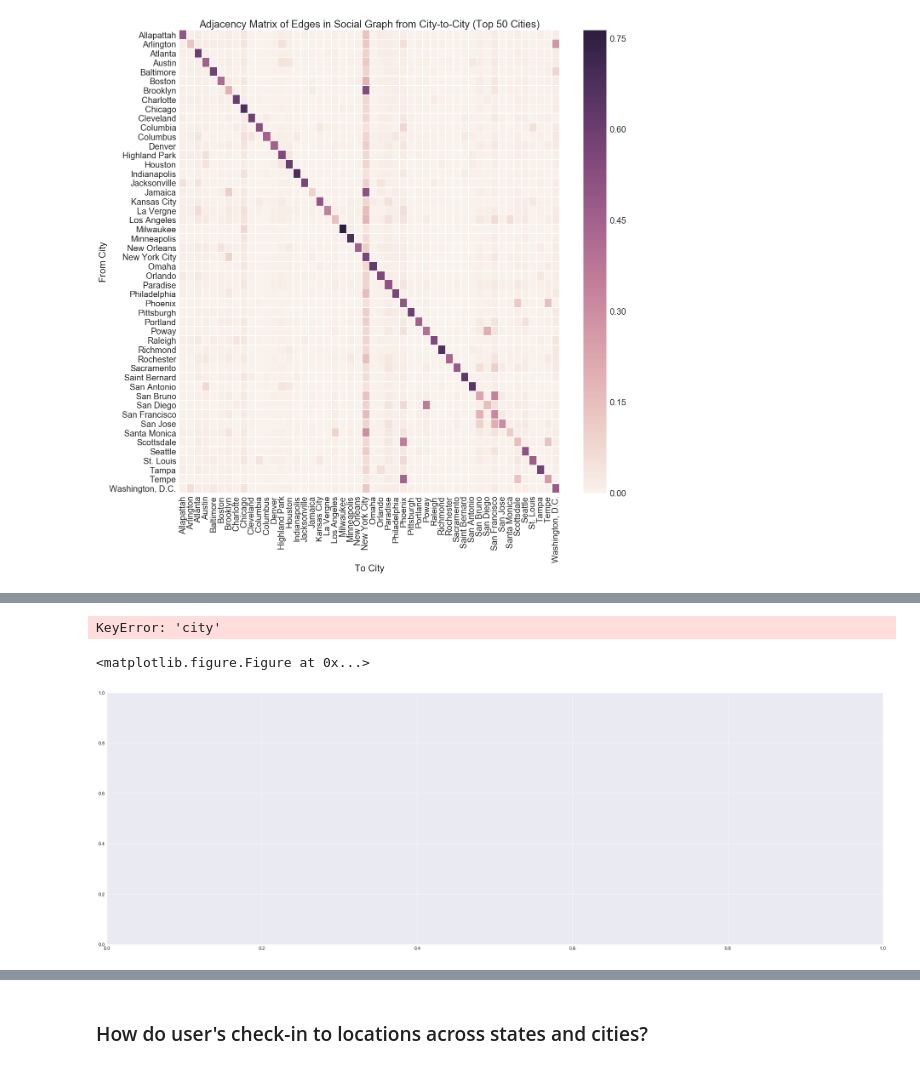
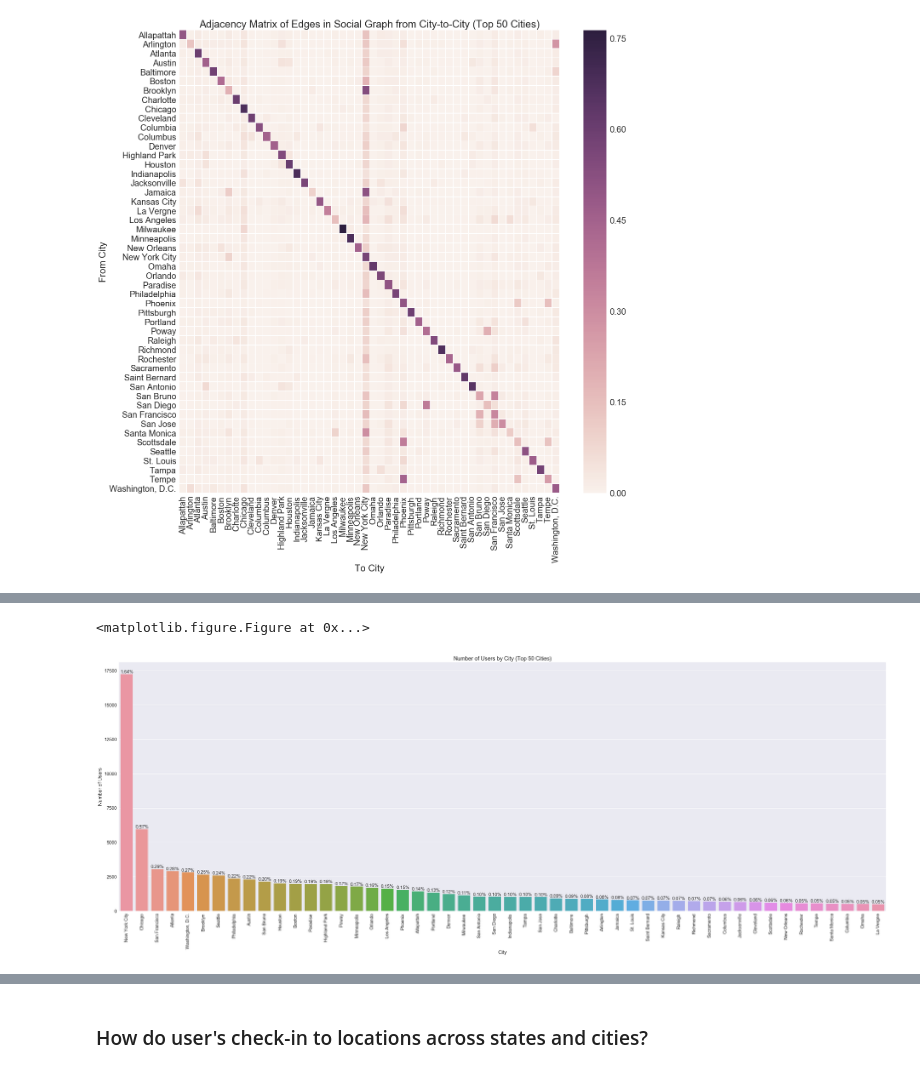
Before and after one commit to gotjennie/foursquaredataproject, a Jupyter notebook: foursquare-exploration-kapil.ipynb, the cells around one changed output, grey strips where cells are left out. Saved outputs shown, nothing was run; the diff lists cells and outputs as text; code cells hidden in the pictures.

Commit message:
using new data

```diff
--- a/foursquare-exploration-kapil.ipynb
+++ b/foursquare-exploration-kapil.ipynb
@@ -89,0 +55,16 @@ Reading csv file: ./raw_data/venues.csv
+# %%
+# read in each data frame
+checkin_df = read_data('./raw_data/',
+                       'dataset_TIST2015_Checkins',
+                       ['user_id', 'venue_id', 'utc_time', 'timezone_offset'],
+                       {'user_id': np.str, 'venue_id': np.str, 'utc_time': np.str, 'timezone_offset': np.int64})
+
+cities_df = read_data('./raw_data/',
+                      'dataset_TIST2015_Cities',
+                      ['city_name', 'latitude', 'longitude', 'country_code', 'country_name', 'city_type'],
+                      {'city_name': np.str, 'latitude': np.float, 'longitude': np.float, 'country_code': np.str, 'country_name': np.str, 'city_type': np.str})
+
+venues_df = read_data('./raw_data/',
+                      'dataset_TIST2015_POIs',
+                      ['venue_id', 'latitude', 'longitude', 'venue_category', 'country_code'],
+                      {'venue_id': np.str, 'latitude': np.float, 'longitude': np.float, 'venue_category': np.str, 'country_code': np.str})
@@ -224,3 +209,25 @@ city_graph_heatmap.set_title('Adjacency Matrix of Edges in Social Graph from Cit
 # %% [output]
 <matplotlib.text.Text at 0x...>
 [figure]
+# %%
+# Visualize number of people in each state
+sns.despine();
+sns.set(font_scale=1.5);
+
+fig, ax = plt.subplots(figsize=(45, 15));
+city_ordering = user_df['state'].value_counts().index.tolist()[0:50]
+city_count = sns.countplot(user_df[user_df['state'].isin(city_ordering)]['state'], order=city_ordering)
+city_count.set_xlabel('State')
+city_count.set_ylabel('Number of Users')
+city_count.set_title('Number of Users by State')
+plt.xticks(rotation=90)
+
+total = len(venues_df)
+for p in ax.patches:
+    height = p.get_height()
+    ax.text(p.get_x() + p.get_width() / 2.,
+            height,
+            '{:1.2f}%'.format(100 * height / total),
+            ha='center',
+            va='bottom',
+            fontsize=15)
@@ -227,26 +237,25 @@ city_graph_heatmap.set_title('Adjacency Matrix of Edges in Social Graph from Cit
 # %%
 # Visualize number of people in each city
 sns.despine();
 sns.set(font_scale=1.5);
 
 fig, ax = plt.subplots(figsize=(45, 15));
 city_ordering = user_df['city'].value_counts().index.tolist()[0:50]
 city_count = sns.countplot(user_df[user_df['city'].isin(city_ordering)]['city'], order=city_ordering)
 city_count.set_xlabel('City')
-city_count.set_ylabel('Number of Venues')
-city_count.set_title('Number of Venues by City (Top 50 Cities)')
+city_count.set_ylabel('Number of Users')
+city_count.set_title('Number of Users by City (Top 50 Cities)')
 plt.xticks(rotation=90)
 
 total = len(venues_df)
 for p in ax.patches:
     height = p.get_height()
     ax.text(p.get_x() + p.get_width() / 2.,
             height,
             '{:1.2f}%'.format(100 * height / total),
             ha='center',
             va='bottom',
             fontsize=15)
 # %% [output]
-KeyError: 'city'
+<matplotlib.figure.Figure at 0x...>
-<matplotlib.figure.Figure at 0x...>
-[figure, old version]
+[figure, new version]
```
Also changed, not shown: parts of 8 cells of this notebook, 2 other files.
